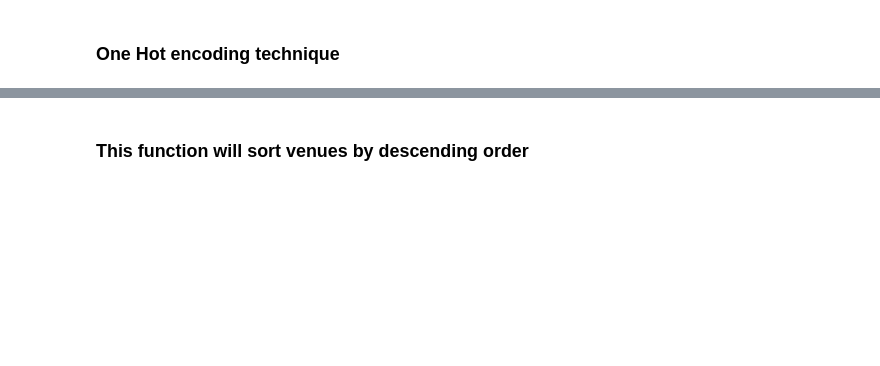
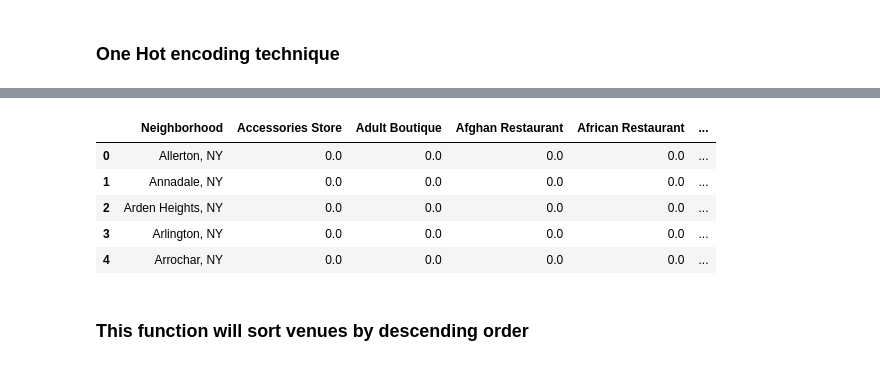
Before and after one commit to johndamaro/Coursera_Capstone, a Jupyter notebook: perfectfit.ipynb, the cells around one changed output, grey strips where cells are left out. Saved outputs shown, nothing was run; the diff lists cells and outputs as text; code cells hidden in the pictures; blank space fills up the shorter version.

```diff
--- a/perfectfit.ipynb
+++ b/perfectfit.ipynb
@@ -457,3 +524,31 @@ cities_grouped =
+# %%
+#Shows how many unique columns are in each frame
+# nyc_cat = set(nyc_venues["Venue Category"])
+# bos_cat = set(bos_venues['Venue Category'])
+# chi_cat = set(chi_venues['Venue Category'])
+
+#Total unique column names
+# cat_list = (list(nyc_cat | bos_cat | chi_cat))
+
+#Checking work
+# print(nyc_grouped.shape)
+# print(bos_grouped.shape)
+# print(chi_grouped.shape)
+# print(len(cat_list))
+
+#Intersecting of frames
+foo = pd.concat([nyc_grouped, bos_grouped], axis=0, sort=False)
+cities_grouped = pd.concat([foo, chi_grouped], axis=0, sort=False)
+cities_grouped = cities_grouped.fillna(0)
+cities_grouped.shape
+cities_grouped.head()
+# %% [output]
+|  | Neighborhood | Accessories Store | Adult Boutique | Afghan Restaurant | African Restaurant | ... |
+| 0 | Allerton, NY | 0.0 | 0.0 | 0.0 | 0.0 | ... |
+| 1 | Annadale, NY | 0.0 | 0.0 | 0.0 | 0.0 | ... |
+| 2 | Arden Heights, NY | 0.0 | 0.0 | 0.0 | 0.0 | ... |
+| 3 | Arlington, NY | 0.0 | 0.0 | 0.0 | 0.0 | ... |
+| 4 | Arrochar, NY | 0.0 | 0.0 | 0.0 | 0.0 | ... |
 # %% [markdown]
 ### This function will sort venues by descending order
 # %%
```
Also changed, not shown: parts of 14 cells of this notebook.
